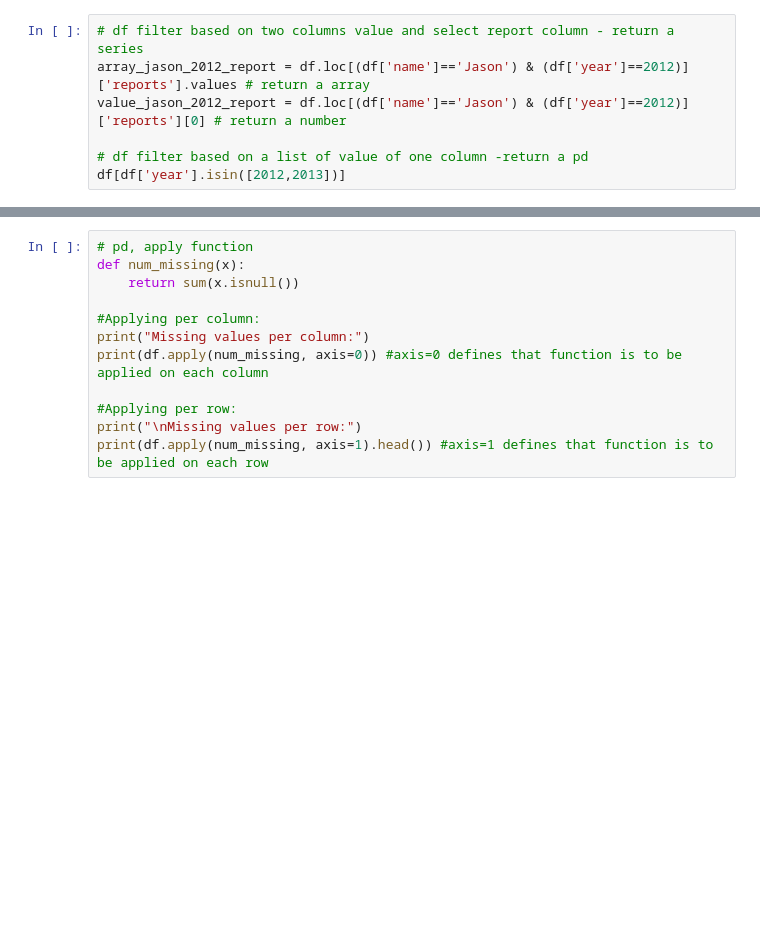
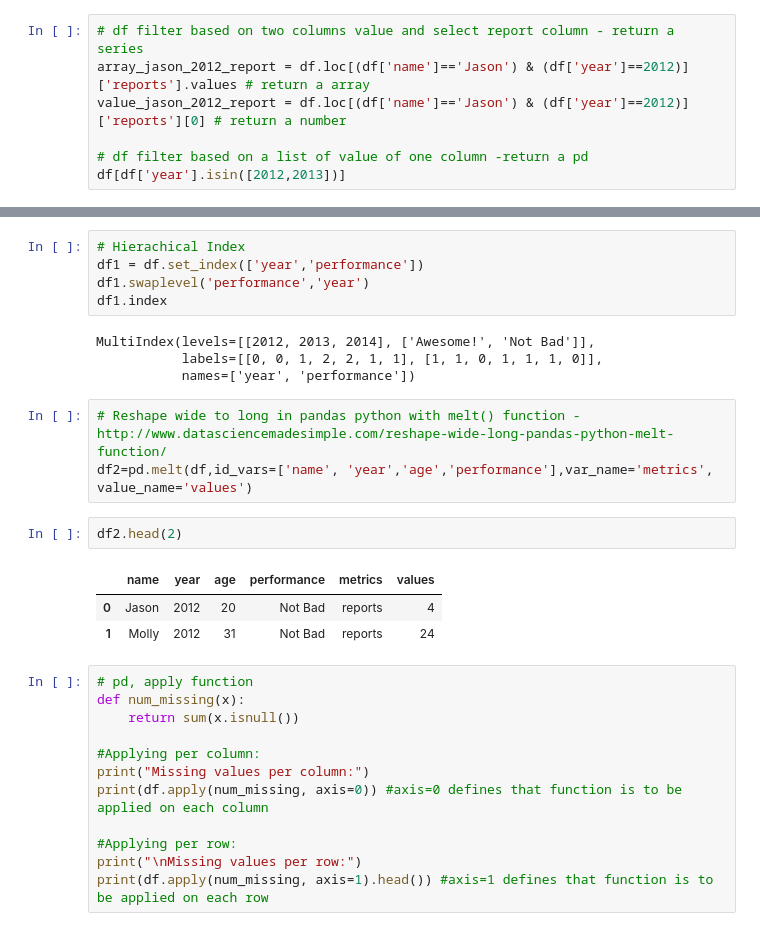
Before and after one commit to MWang93/Useful, a Jupyter notebook: Unorganized/Work Needed.ipynb, the cells around one changed output, grey strips where cells are left out. Saved outputs shown, nothing was run; the diff lists cells and outputs as text; blank space fills up the shorter version.

```diff
--- a/Unorganized/Work Needed.ipynb
+++ b/Unorganized/Work Needed.ipynb
@@ -266,3 +294,21 @@ df.ix[3,'name']
+# %%
+# Hierachical Index
+df1 = df.set_index(['year','performance'])
+df1.swaplevel('performance','year')
+df1.index
+# %% [output]
+MultiIndex(levels=[[2012, 2013, 2014], ['Awesome!', 'Not Bad']],
+           labels=[[0, 0, 1, 2, 2, 1, 1], [1, 1, 0, 1, 1, 1, 0]],
+           names=['year', 'performance'])
+# %%
+# Reshape wide to long in pandas python with melt() function - http://www.datasciencemadesimple.com/reshape-wide-long-pandas-python-melt-function/
+df2=pd.melt(df,id_vars=['name', 'year','age','performance'],var_name='metrics', value_name='values')
+# %%
+df2.head(2)
+# %% [output]
+|  | name | year | age | performance | metrics | values |
+| 0 | Jason | 2012 | 20 | Not Bad | reports | 4 |
+| 1 | Molly | 2012 | 31 | Not Bad | reports | 24 |
 # %%
 # pd, apply function
 def num_missing(x):
```
Also changed, not shown: parts of 18 cells of this notebook.
